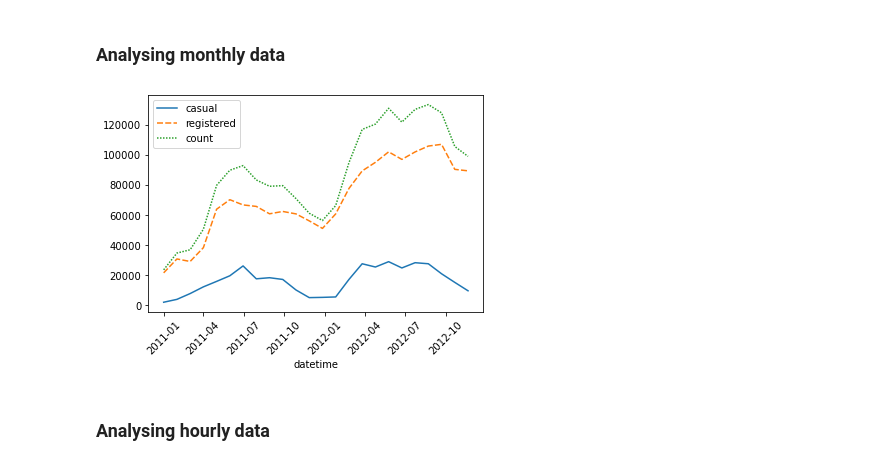
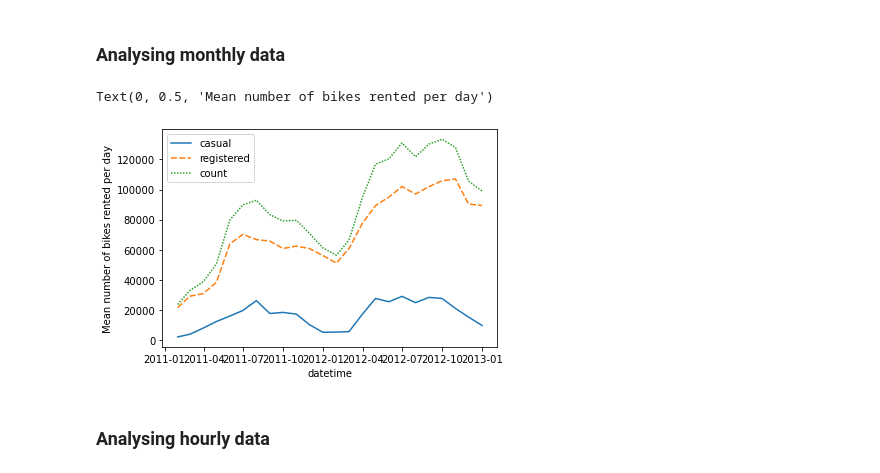
Before and after one commit to Kenoai/Spiced-Academy-Bootcamp, a Jupyter notebook: week_3/Project_3/Project_3.ipynb, the cells around one changed output. Cells and saved outputs as stored; diff of their text form; code cells hidden in the pictures.

```diff
--- a/week_3/Project_3/Project_3.ipynb
+++ b/week_3/Project_3/Project_3.ipynb
@@ -50,14 +66,16 @@ plt.show()
 # %% [markdown]
 ### Analysing monthly data
 # %%
-df_monthly = df_simple_reindexed.resample('30D').sum()
+df_monthly = df_simple_reindexed.resample('M').sum()
+
+#df_monthly = df_simple
+#df_monthly
-# %%
-sns.lineplot(data=df_monthly)
-
-plt.xticks(rotation=45)
-plt.show()
-# %% [output]
-[figure, removed]
+# %%
+sns.lineplot(data=df_monthly)
+plt.ylabel('Mean number of bikes rented per day')
+# %% [output]
+Text(0, 0.5, 'Mean number of bikes rented per day')
+[figure, added]
 # %% [markdown]
 ### Analysing hourly data
 # %%
```
Also changed, not shown: parts of 32 cells of this notebook, 2 other files.
